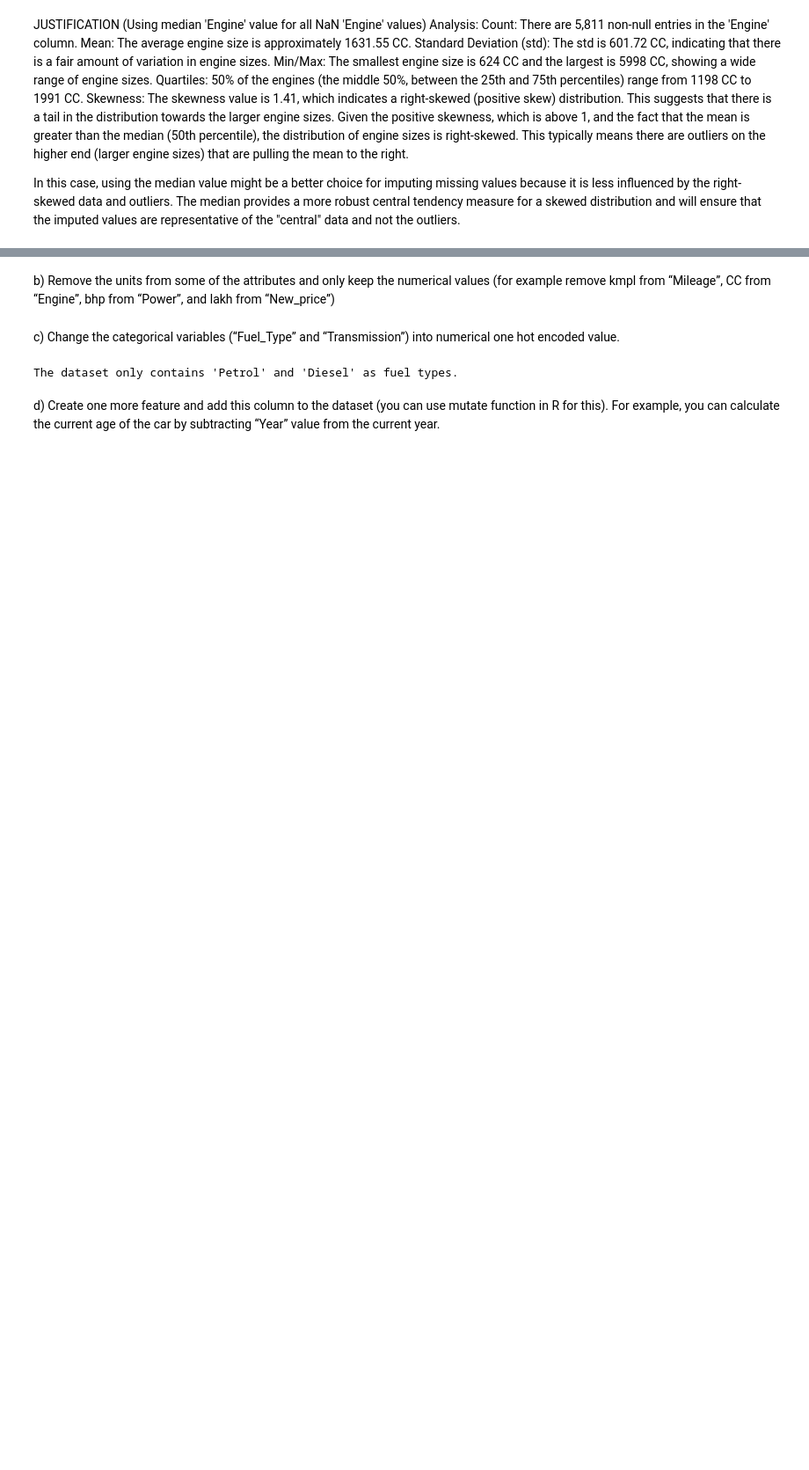
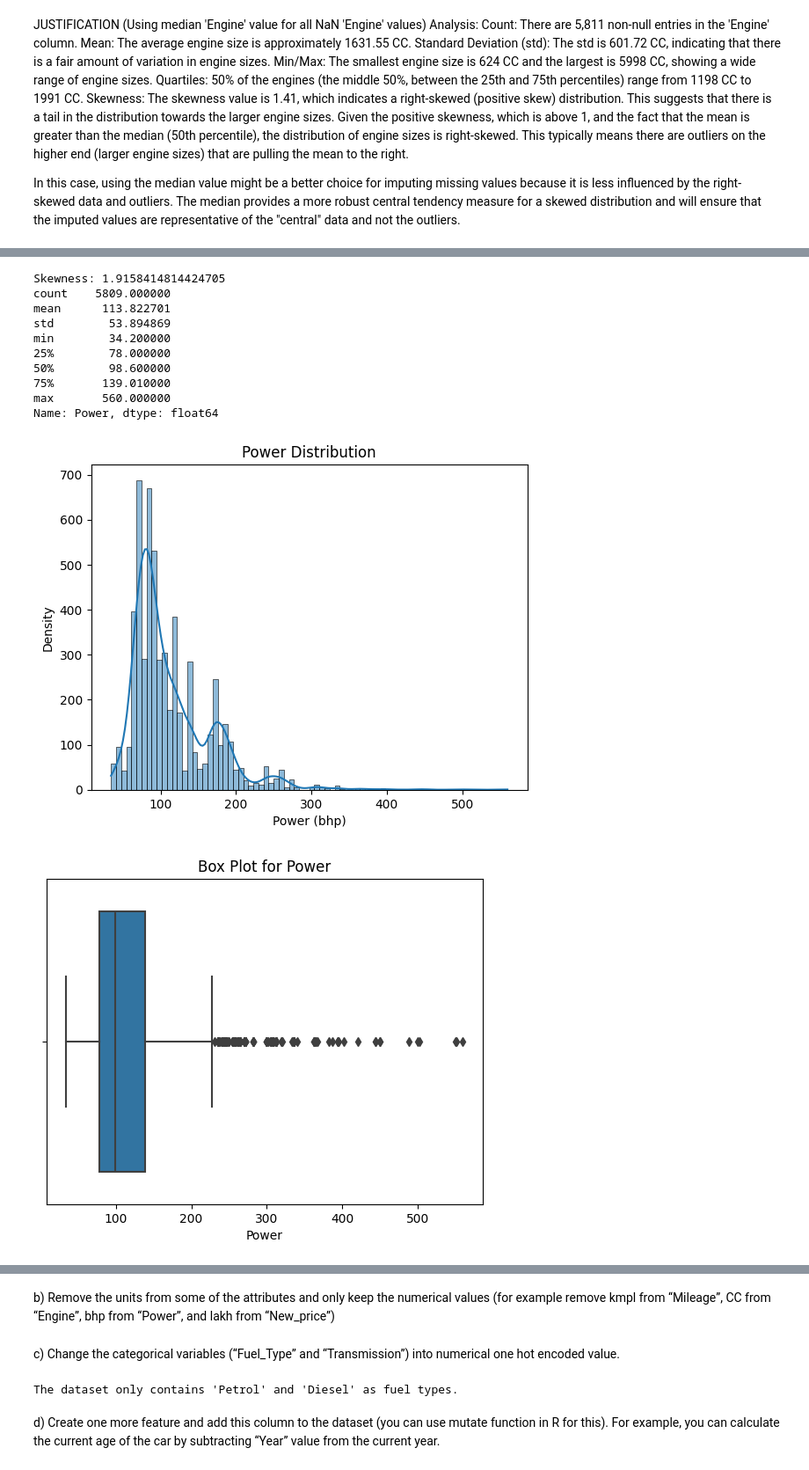
Before and after one commit to collaboratorsje/CS5530-assignment2, a Jupyter notebook: src/used-cars.ipynb, the cells around one changed output, grey strips where cells are left out. Shown: that part at 88% size. Drawn from its saved outputs; the diff is of its cells as text; code cells hidden in the pictures; blank space fills up the shorter version.

```diff
--- a/src/used-cars.ipynb
+++ b/src/used-cars.ipynb
@@ -164,0 +171,36 @@ print(f"Missing values in 'Engine' after imputation: {missing_values_after}")
+# %%
+# Addressing missing values in 'Power' column
+
+# Convert 'Power' column to numeric, if not already done
+df['Power'] = pd.to_numeric(df['Power'].str.replace(' bhp', ''), errors='coerce')
+
+# Calculate the skewness
+print(f"Skewness: {df['Power'].skew()}")
+
+# Descriptive statistics
+print(df['Power'].describe())
+
+# Histogram
+sns.histplot(df['Power'].dropna(), kde=True)
+plt.title('Power Distribution')
+plt.xlabel('Power (bhp)')
+plt.ylabel('Density')
+plt.show()
+
+# Boxplot
+sns.boxplot(x=df['Power'])
+plt.title('Box Plot for Power')
+plt.show()
+# %% [output]
+Skewness: 1.9158414814424705
+count    5809.000000
+mean      113.822701
+std        53.894869
+min        34.200000
+25%        78.000000
+50%        98.600000
+75%       139.010000
+max       560.000000
+Name: Power, dtype: float64
+[figure, added]
+[figure, added]
```
Also changed, not shown: parts of 7 cells of this notebook, 1 other file.
